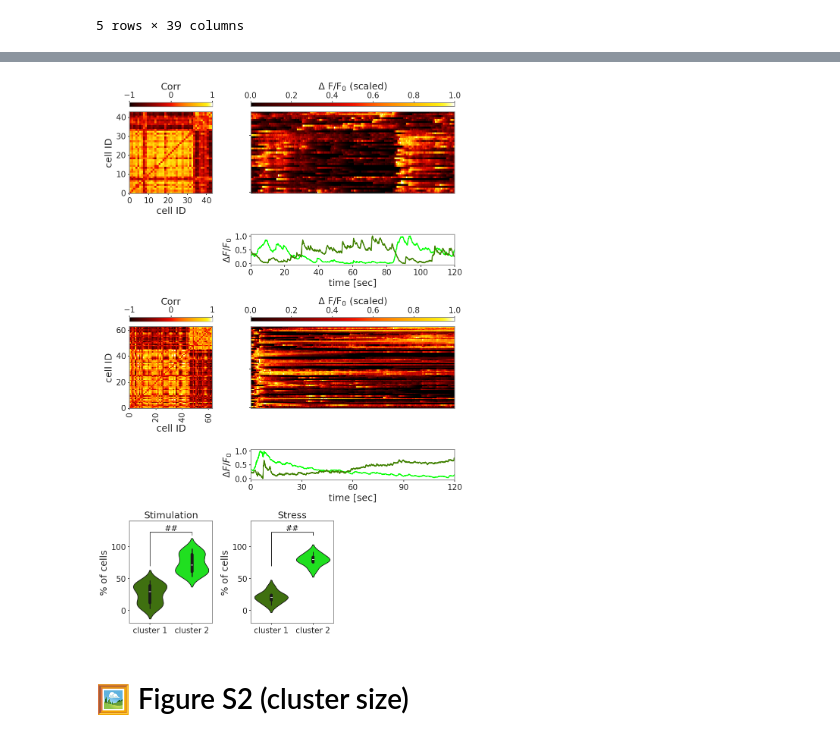
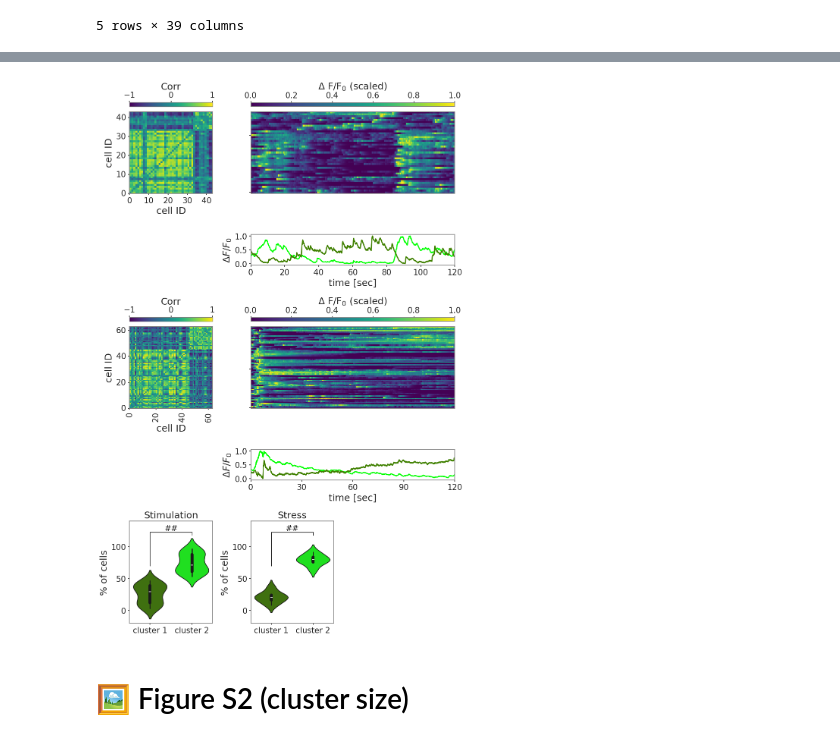
Before and after one commit to mv-kr/MePD_GABA, a Jupyter notebook: data_analysis/analysis_pipeline.ipynb, the cells around one changed output, grey strips where cells are left out. Saved outputs shown, nothing was run; the diff lists cells and outputs as text; code cells hidden in the pictures.

Commit message:
chnaged the colourmap

```diff
--- a/data_analysis/analysis_pipeline.ipynb
+++ b/data_analysis/analysis_pipeline.ipynb
@@ -901,5 +901,5 @@ plt.show()
 # %%
-X = min_max_norm(data_fig1_stim_artifact[:, :stim_offset])
+X = minmax_scale(data_fig1_stim_artifact[:, :stim_offset], axis=1)
 # X=data_fig1_stim_artifact
 plt.figure(figsize=(10, 6))
 for i in range(3, 5):  # Python is exclusive at the top
@@ -1157,17 +1152,3 @@ colors_ctrl = np.array([
     [128, 205, 193],   # #80cdc1
     [  1, 133, 113]    # #018571
 ]) / 255.0
-# %%
-stim_data = scale(data_fig1_stim_tot[:, :stim_offset], axis=0)
-
-#stim_data = min_max_norm(data_fig1_stim_tot[:, :stim_offset])
-
-plt.figure(figsize=(10, 6))
-for i in range(5, 13):  # Python is exclusive at the top
-    plt.plot(stim_data[i, :], linewidth=1)
-
-plt.xlim(0, stim_offset)
-plt.xlabel("Time")
-plt.ylabel("Normalised activity")
-plt.title("Stimulus traces")
-plt.show()
@@ -2072,7 +2051,7 @@ idx = np.argsort(labels_hier_stim_2)
 ax = fig.add_subplot(gs[0:2, 0])  # Top-left subplot
 ax = sns.heatmap(max_corr_stim_2[idx, :][:, idx],  # Correlation matrix sorted by cluster
                  cbar_kws={'label': 'Corr', 'location': 'top'},  # Colourbar settings
-                 cmap=cc.cm.fire, vmin=-1, vmax=1)  # Colourmap and value range
+                 cmap="viridis", vmin=-1, vmax=1)  # Colourmap and value range
 ax.set(xlabel='cell ID', ylabel='cell ID')  # Axis labels
 ax.set_xticks([_ for _ in range(n_cells_stim) if _ % 10 == 0])  # X-axis ticks every 10 cells
 ax.set_xticklabels([_ for _ in range(n_cells_stim) if _ % 10 == 0])  # X-axis tick labels
@@ -2095,7 +2074,7 @@ cbar.outline.set_linewidth(1.0)
 # 🔳 Plot 2: Heatmap of normalised fluorescence traces (stimulus condition)
 ax = plt.subplot(gs[0:2, 1:3])  # Top-right subplot
 im = ax.imshow(minmax_scale(scale(data_stim_2[idx, :], axis=1), axis=1), aspect='auto',
-               cmap=cc.cm.fire, interpolation='none', vmin=0, vmax=1, origin='upper')  # Heatmap of scaled traces
+               cmap="viridis", interpolation='none', vmin=0, vmax=1, origin='upper')  # Heatmap of scaled traces
 ax.set_xlabel('')
 ax.set_xticks([])
 ax.set_yticks(range(0, 40, 30))
@@ -2126,7 +2105,7 @@ idx = np.argsort(labels_hier_stress_2)
 ax = fig.add_subplot(gs[3:5, 0])  # Middle-left subplot
 ax = sns.heatmap(max_corr_stress_2[idx, :][:, idx],
                  cbar_kws={'label': 'Corr', 'location': 'top'},
-                 cmap=cc.cm.fire, vmin=-1, vmax=1)
+                 cmap="viridis", vmin=-1, vmax=1)
 ax.set(xlabel='cell ID', ylabel='cell ID')
 ax.set_xticks([_ for _ in range(n_cells_stress) if _ % 20 == 0])
 ax.set_xticklabels([_ for _ in range(n_cells_stress) if _ % 20 == 0])
@@ -2149,7 +2128,7 @@ cbar.outline.set_linewidth(1.0)
 # 🔳 Plot 5: Heatmap of normalised fluorescence traces (stress condition)
 ax = plt.subplot(gs[3:5, 1:3])  # Middle-right subplot
 im = ax.imshow(minmax_scale(scale(data_stress_2[idx, :], axis=1), axis=1), aspect='auto',
-               cmap=cc.cm.fire, interpolation='none', vmin=0, vmax=1, origin='upper')
+               cmap="viridis", interpolation='none', vmin=0, vmax=1, origin='upper')
 ax.set_xlabel('')
 ax.set_xticks([])
 ax.set_yticks(range(0, 40, 30))
@@ -2204,34 +2183,34 @@ ax = plt.subplot(gs[6:8, 1])  # Bottom-center subplot
 perc1 = cluster1_cells_allanimals_stress
 df = pd.DataFrame(dict(x=np.repeat([0], len(perc1)), y=perc1))
 sns.violinplot(x="x", y="y", data=df, order=np.arange(2), inner='box', linecolor='k', color=eff_green)
 
 # Extract and normalise cell percentages for cluster 2
 perc2 = cluster2_cells_allanimals_stress
 df = pd.DataFrame(dict(x=np.repeat([1], len(perc2)), y=perc2))
 sns.violinplot(x="x", y="y", data=df, order=np.arange(2), inner='box', linecolor='k', color=inter_green)
 
 # Configure plot appearance
 ax.set_title(categories_percent_hier[11][:-5])  # Remove suffix from category name
 ax.set_ylim(-20, 140)  # Set y-axis limits
 ax.set_xlabel('')
 ax.set_ylabel('% of cells')
 ax.set_xticks(range(2), labels=['cluster 1', 'cluster 2'])
 ax.set_yticks(range(0, 150, 50), labels=range(0, 150, 50))
 
 # Statistical tests between cluster groups
 ax.plot([0, 1], [123, 123], 'k-', lw=1)  # Horizontal line
 ax.plot([0, 0], [70, 123], 'k-', lw=1)   # Left vertical line
 ax.plot([1, 1], [118, 123], 'k-', lw=1)  # Right vertical line
 MW_p_value, _ = mannwhitneyu(perc1.dropna(), perc2.dropna())  # Mann-Whitney U test
 _, KS_p_value = kstest(perc1.dropna(), perc2.dropna())        # Kolmogorov-Smirnov test
 ax.annotate(pval_to_star(KS_p_value), (0.5, 125), ha='center')  # Annotate significance
 
 # Optional: Add final layout adjustments and save figure
 fig.tight_layout()
 plt.savefig('cluster_summary_figure.svg', dpi=700)  # Uncomment to save
 plt.show()
 # %% [output]
-[figure, old version]
+[figure, new version]
 # %% [markdown]
 # 🖼️ Figure S2 (cluster size)
 # %%
```
Also changed, not shown: parts of 8 cells of this notebook, 2 other files.
